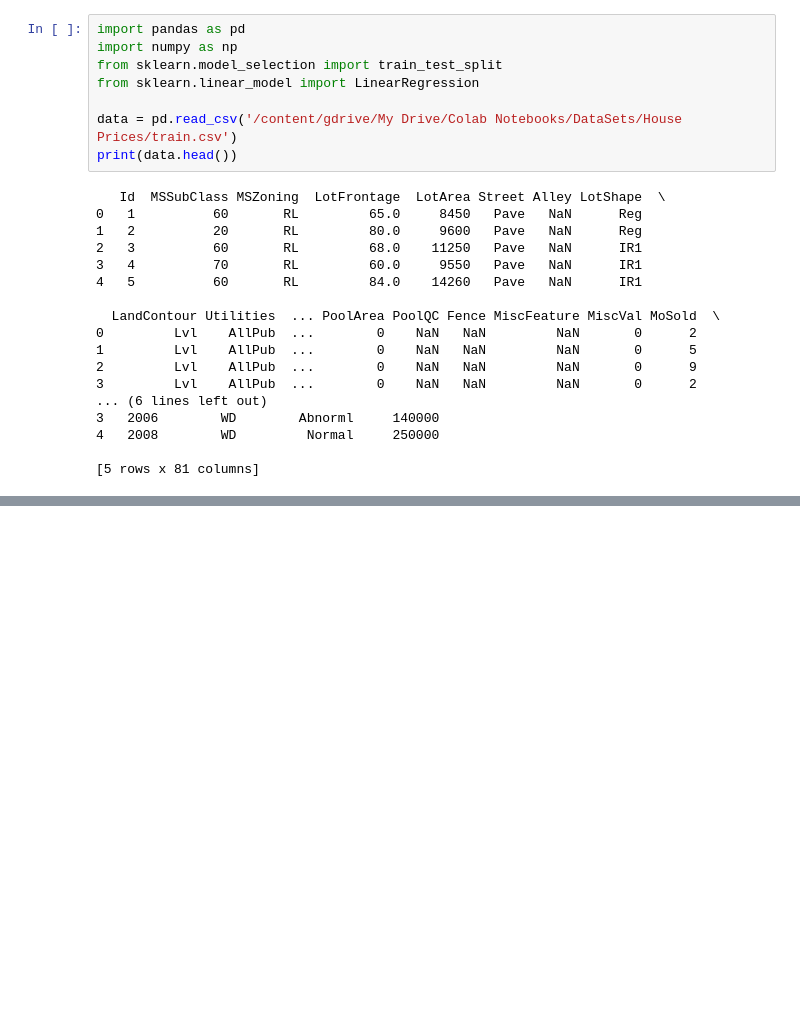
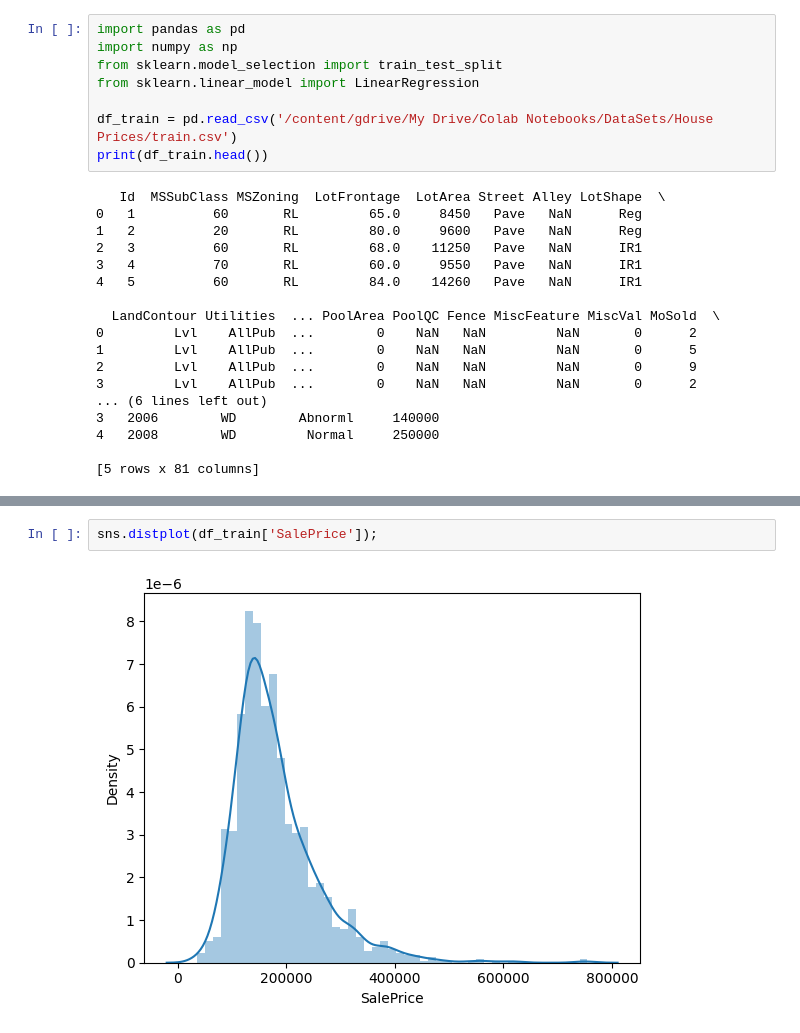
Before and after one commit to robertomape/HousePrices, a Jupyter notebook: HousePredict.ipynb, the cells around one changed output, grey strips where cells are left out. Saved outputs shown, nothing was run; the diff lists cells and outputs as text; blank space fills up the shorter version.

```diff
--- a/HousePredict.ipynb
+++ b/HousePredict.ipynb
@@ -12,8 +23,8 @@ import numpy as np
 from sklearn.model_selection import train_test_split
 from sklearn.linear_model import LinearRegression
 
-data = pd.read_csv('/content/gdrive/My Drive/Colab Notebooks/DataSets/House Prices/train.csv')
-print(data.head())
+df_train = pd.read_csv('/content/gdrive/My Drive/Colab Notebooks/DataSets/House Prices/train.csv')
+print(df_train.head())
 # %% [output]
    Id  MSSubClass MSZoning  LotFrontage  LotArea Street Alley LotShape  \
 0   1          60       RL         65.0     8450   Pave   NaN      Reg
@@ -34,0 +104,4 @@ print(data.head())
+# %%
+sns.distplot(df_train['SalePrice']);
+# %% [output]
+[figure, added]
```
Also changed, not shown: parts of 15 cells of this notebook.
